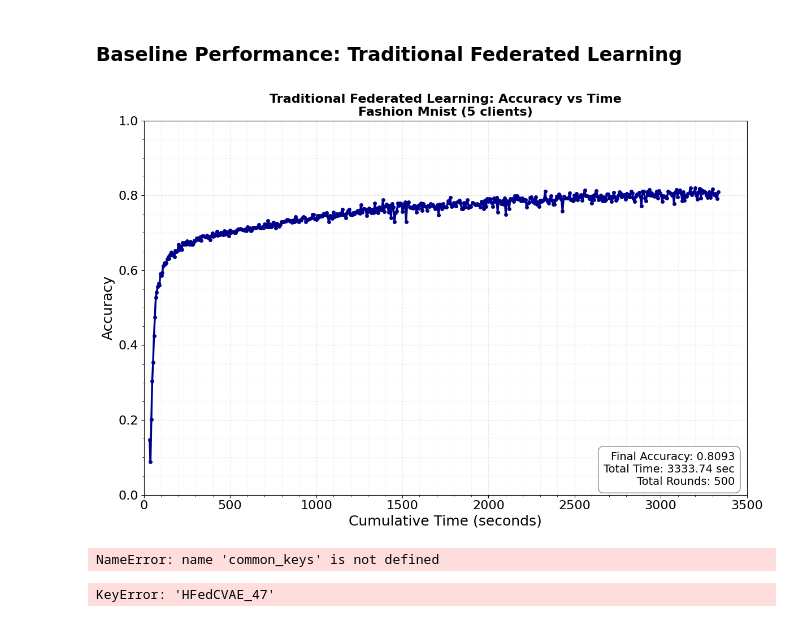
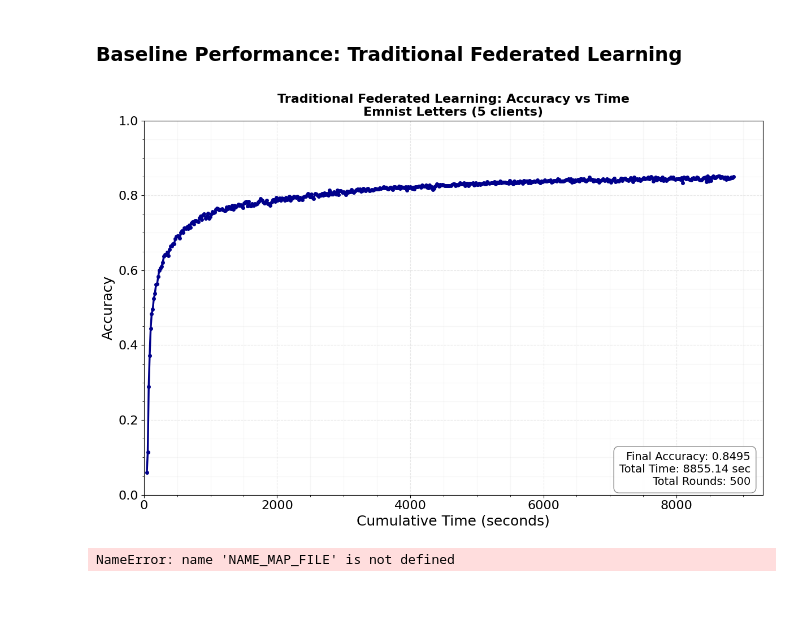
Before and after one commit to arpit35/heterogeneous_federated_learning_with_conditional_variational_autoencoder, a Jupyter notebook: analytics/results.ipynb, the cells around one changed output. Cells and saved outputs as stored; diff of their text form; code cells hidden in the pictures.

Commit message:
plot

```diff
--- a/analytics/results.ipynb
+++ b/analytics/results.ipynb
@@ -6,7 +6,11 @@ import matplotlib.pyplot as plt
 from collections import defaultdict
 import numpy as np
 # %%
-DATA_DIR = "src/plots/fashion_mnist_5"
+# DATA_DIR = "src/plots/fashion_mnist_5"
+# dataset_name = "Fashion Mnist"
+
+DATA_DIR = "src/plots/tanganke_emnist_letters_5"
+dataset_name = "Emnist Letters"
 # %%
 def load_data_json(filepath):
     with open(filepath, "r") as f:
@@ -117,7 +121,7 @@ if default_data:
     # Title
     plt.title(
         f'Traditional Federated Learning: Accuracy vs Time\n'
-        f'Fashion Mnist'
+        f'{dataset_name}'
         f' ({default_data["clients"]} clients)',
         fontsize=16,
         fontweight='bold'
@@ -132,35 +136,36 @@ if default_data:
     plt.minorticks_on()
     plt.grid(True, which='minor', alpha=0.1)
 
+    target_accuracy = f'{default_data["accuracy"][-1]:.4f}'
     # Performance metrics box
     metrics_text = (
-        f'Final Accuracy: {default_data["accuracy"][-1]:.4f}\n'
+        f'Final Accuracy: {target_accuracy}\n'
         f'Total Time: {default_data["time"][-1]:.2f} sec\n'
         f'Total Rounds: {len(default_data["accuracy"])}'
     )
 
     plt.text(
         0.98, 0.02,
         metrics_text,
         transform=plt.gca().transAxes,
         fontsize=14,
         verticalalignment='bottom',
         horizontalalignment='right',
         bbox=dict(
             facecolor='white',
             edgecolor='gray',
             boxstyle='round,pad=0.5',
             alpha=0.9
         )
     )
 
     plt.tight_layout()
     plt.show()
 
 else:
     print("No default algorithm data found")
 # %% [output]
-[figure, old version]
+[figure, new version]
 # %%
 # =========================
 # AUTO-MAINTAIN JSON FILE
@@ -210,7 +215,7 @@ plt.grid(True)
 plt.tight_layout()
 plt.show()
 # %% [output]
-NameError: name 'common_keys' is not defined
+NameError: name 'NAME_MAP_FILE' is not defined
 # %%
 # =========================
 # GRAPH 2 – Relative Speed vs Default FL (WITH VALUES)
@@ -257,8 +262,6 @@ plt.grid(axis="x", linestyle="--", alpha=0.7)
 plt.margins(x=0.1)
 plt.tight_layout()
 plt.show()
-# %% [output]
-KeyError: 'HFedCVAE_47'
 # %%
 # =========================
 # GRAPH 2 – Relative Speed vs Default FL (WITH VALUES)
```
Also changed, not shown: parts of 1 cell of this notebook.
